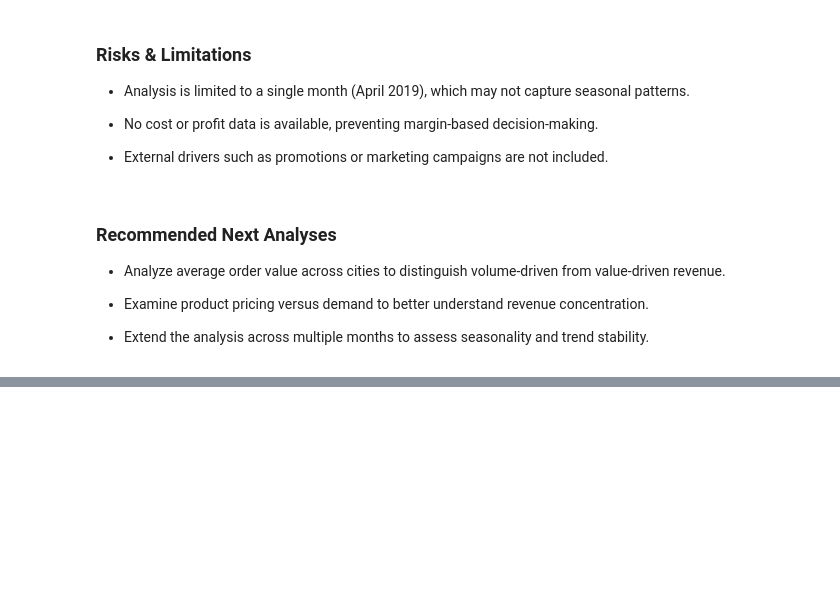
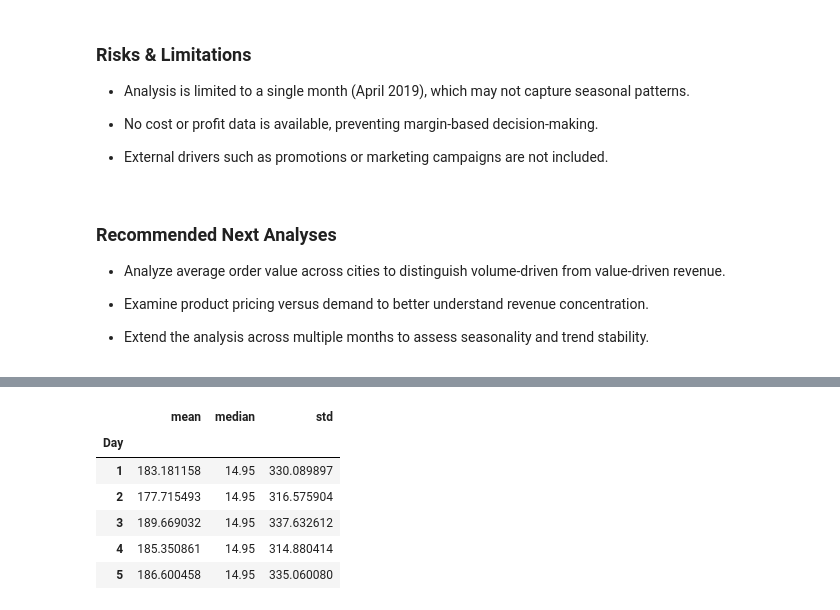
Before and after one commit to jm-nwachukwu/data-analytics-portfolio, a Jupyter notebook: week_05 & 06/sales_analysis_exploration.ipynb, the cells around one changed output, grey strips where cells are left out. Saved outputs shown, nothing was run; the diff lists cells and outputs as text; code cells hidden in the pictures; blank space fills up the shorter version.

```diff
--- a/week_05 & 06/sales_analysis_exploration.ipynb
+++ b/week_05 & 06/sales_analysis_exploration.ipynb
@@ -673,0 +686,14 @@ To understand revenue drivers across time, products, and cities in order to iden
+# %%
+# Daily sales distribution.
+
+daily_sales_distribution = df.groupby("Day")["Sales"].agg(["mean", "median", "std"])
+
+daily_sales_distribution.head()
+# %% [output]
+|  | mean | median | std |
+| Day |  |  |  |
+| 1 | 183.181158 | 14.95 | 330.089897 |
+| 2 | 177.715493 | 14.95 | 316.575904 |
+| 3 | 189.669032 | 14.95 | 337.632612 |
+| 4 | 185.350861 | 14.95 | 314.880414 |
+| 5 | 186.600458 | 14.95 | 335.060080 |
```
Also changed, not shown: parts of 30 cells of this notebook.
